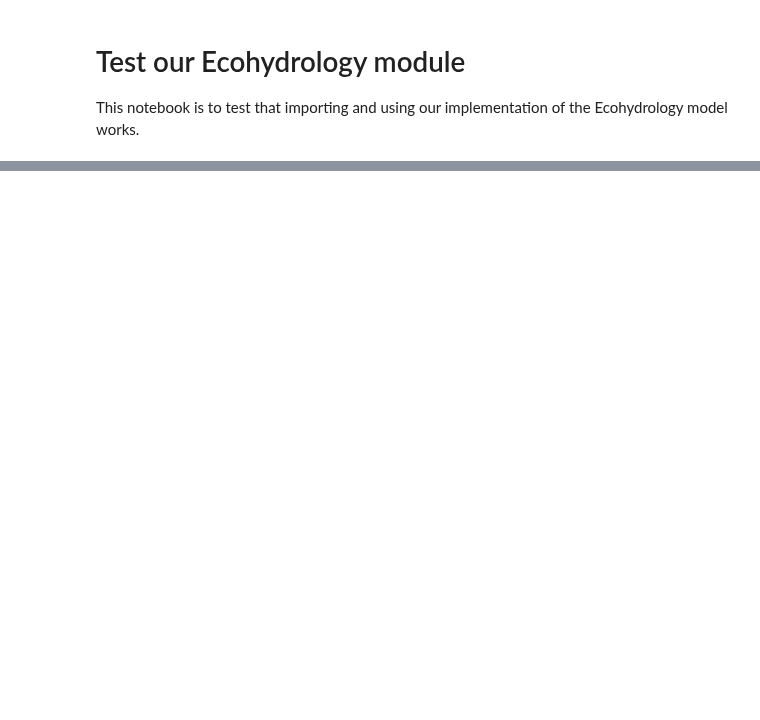
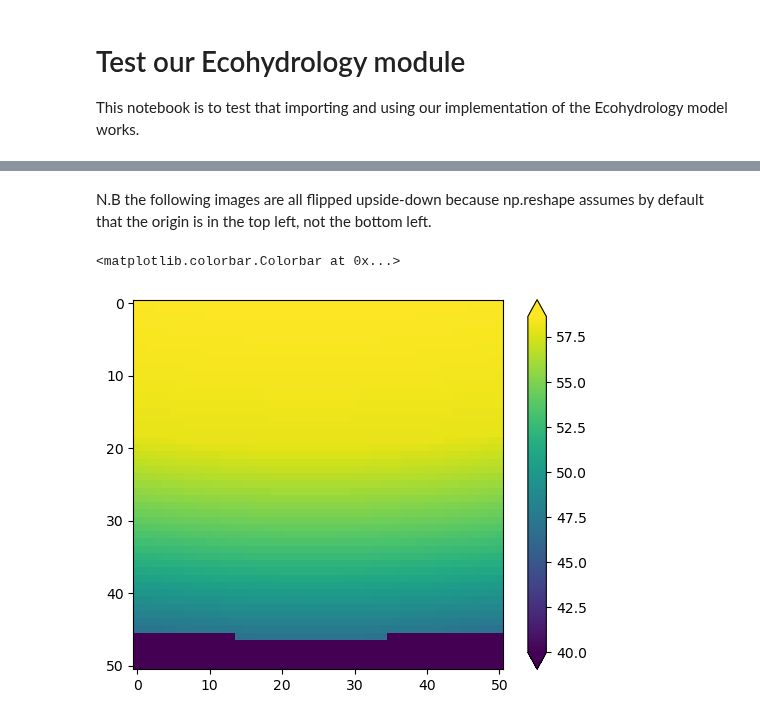
Before and after one commit to WylieMabel/TreesAndThat, a Jupyter notebook: LandLab_experiments/test_ecohydro_module.ipynb, the cells around one changed output, grey strips where cells are left out. Saved outputs shown, nothing was run; the diff lists cells and outputs as text; code cells hidden in the pictures; blank space fills up the shorter version.

```diff
--- a/LandLab_experiments/test_ecohydro_module.ipynb
+++ b/LandLab_experiments/test_ecohydro_module.ipynb
@@ -34,2 +16,4 @@ array([ 58.56913808,  58.57369947,  58.57807478, ...,   1.        ,
 # %%
 import matplotlib.pyplot as plt
+# %%
+biomass_harvest, SM_canic_end = Ecohyd_model.stepper(WSA_array)
@@ -35,0 +52,8 @@ import matplotlib.pyplot as plt
+# %% [markdown]
+N.B the following images are all flipped upside-down because np.reshape assumes by default that the origin is in the top left, not the bottom left.
+# %%
+plt.imshow(np.reshape(biomass_harvest, (51,51)), vmin=40)
+plt.colorbar(extend = 'both')
+# %% [output]
+<matplotlib.colorbar.Colorbar at 0x...>
+[figure, added]
```
Also changed, not shown: parts of 15 cells of this notebook, 1 other file.
